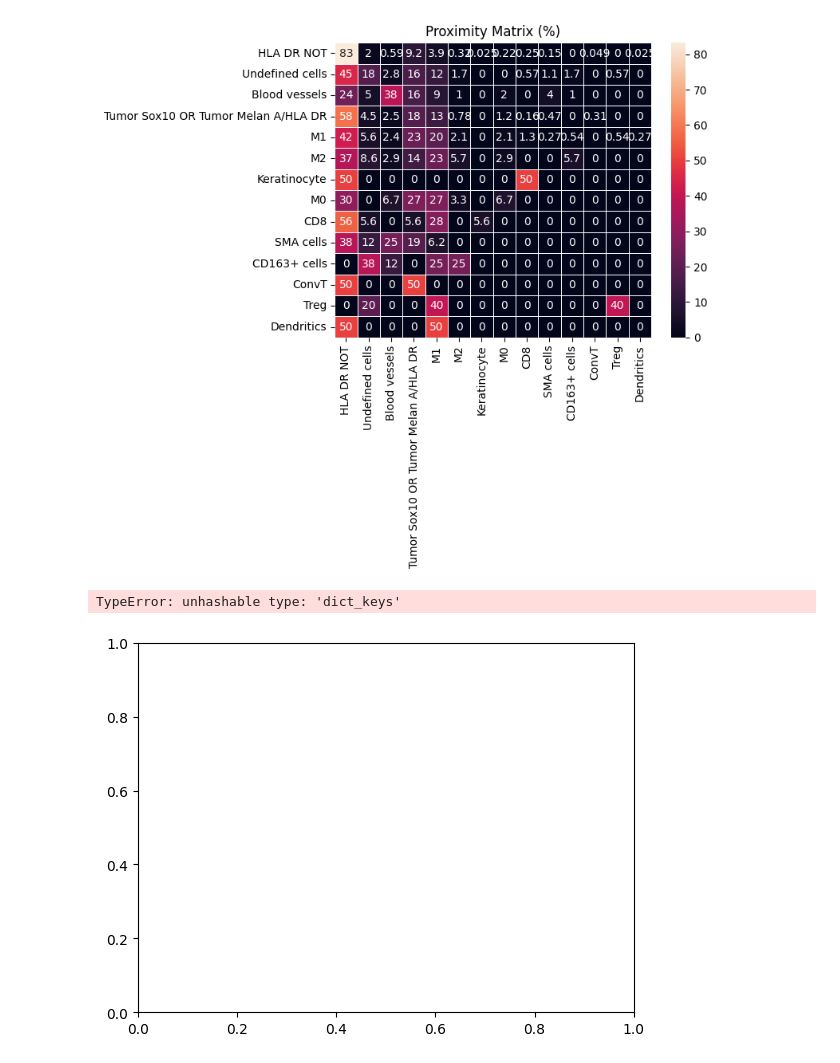
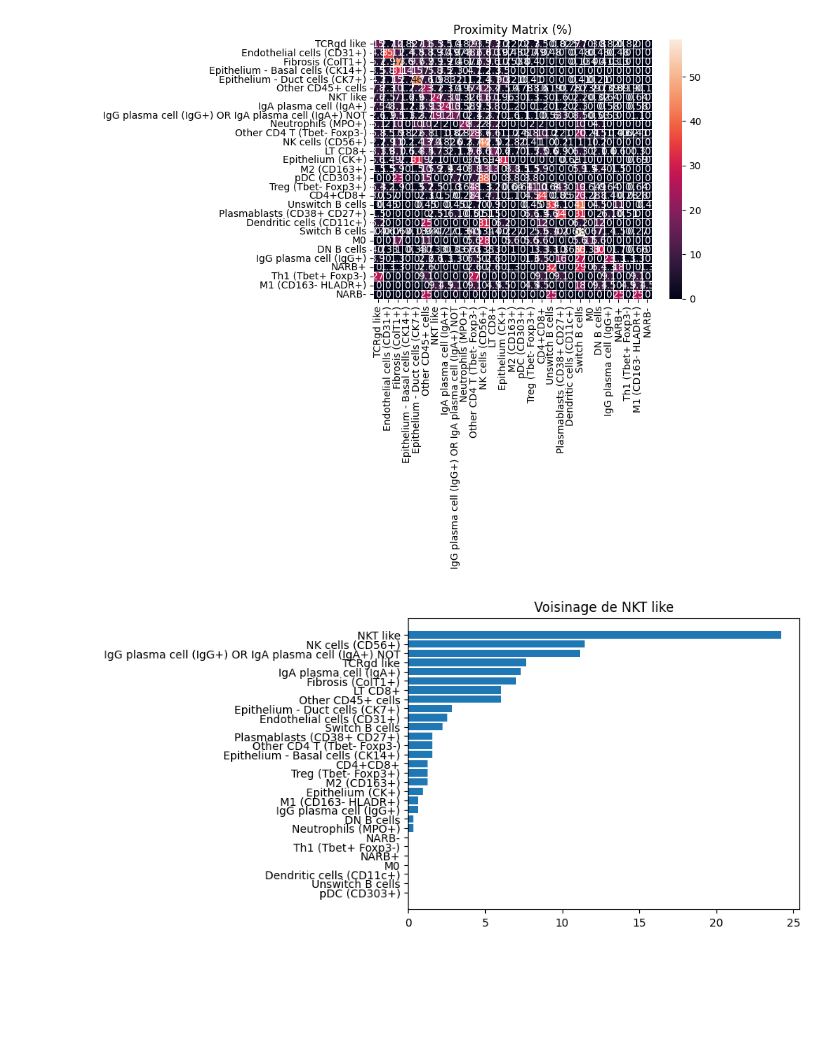
Before and after one commit to Nurtal/cell_pemut, a Jupyter notebook: run.ipynb, the cells around one changed output. Cells and saved outputs as stored; diff of their text form; code cells hidden in the pictures; blank space fills up the shorter version.

```diff
--- a/run.ipynb
+++ b/run.ipynb
@@ -10,7 +10,7 @@ import numpy as np
 # Compute proximity matrix for one ROI
 
 ## ROI & radius selection
-roi_file = "data/BOISARD ROI002 HLADR NEG.csv"
+roi_file = "data/1001_004_M0.csv"
 radius_min = 0
 radius_max = 10
 
@@ -23,9 +23,9 @@ with open('matrix.pickle', 'wb') as handle:
 
 ## save matrix as csv
 df = pd.DataFrame(matrix)
-df.to_csv('matrix.csv', index=False)
+df.to_csv('matrix.csv')
 df_percentage = df.div(df.sum(axis=1), axis=0) * 100
-df_percentage.to_csv('matrix_percentage.csv', index=False)
+df_percentage.to_csv('matrix_percentage.csv')
 # %%
 # Compute proximity matrix for all ROI in folder
 
@@ -46,10 +46,11 @@ if not os.path.isdir(fig_folder):
 cell_pop_list = cellpermut.get_cellpop_list_from_folder(folder_file)
 
 ## loop over roi files
-for roi_file in glob.glob(f"{folder_file}/*.csv")[0:5]:
+for roi_file in glob.glob(f"{folder_file}/*.csv"):
 
     ## compute matrix
     matrix = cellpermut.compute_proximity_matrix(radius_min, radius_max, roi_file)
+    print(matrix)
 
     ## adjsut matrix for missing pop
     for c in cell_pop_list:
@@ -76,11 +77,12 @@ for roi_file in glob.glob(f"{folder_file}/*.csv")[0:5]:
         pickle.dump(matrix, handle, protocol=pickle.HIGHEST_PROTOCOL)
 
     ## generate heatmap
-    fig_name = roi_file.split("\\")[-1].replace('.csv', '_heatmap.png')
+    #fig_name = roi_file.split("\\")[-1].replace('.csv', '_heatmap.png')
+    fig_name = roi_file.split("/")[-1].replace('.csv', '_heatmap.png')
     cellpermut.generate_proximity_matrix_heatmap(matrix, f"{fig_folder}/{fig_name}")
 
     ## save matrix as csv
-    matrix_file = roi_file.split("\\")[-1].replace('.csv', '_matrix.csv')
+    matrix_file = roi_file.split("/")[-1].replace('.csv', '_matrix.csv')
     df = pd.DataFrame(matrix)
     df.to_csv(f"{matrix_folder}/{matrix_file}")
     df_percentage = df.div(df.sum(axis=1), axis=0) * 100
@@ -101,22 +116,21 @@ with open('matrix.pickle', 'rb') as handle:
 ## display loaded matrix
 cellpermut.display_proximity_matrix(pop_to_voisin)
 # %% [output]
-[figure, old version]
+[figure, new version]
 # %%
 # Display voisinage pour une population (histogram)
 
 ## Pick a population to investigate
-population = 'ConvT'
+population = 'NKT like'
 
 ## load computed matrix
 with open('matrix.pickle', 'rb') as handle:
         pop_to_voisin = pickle.load(handle)
 
 ## display histogram
 cellpermut.display_voisin_bar(pop_to_voisin, population)
 # %% [output]
-TypeError: unhashable type: 'dict_keys'
-[figure, old version]
+[figure, new version]
 # %%
 # Display voisinage pour une population (pie chart)
 
```
Also changed, not shown: parts of 5 cells of this notebook, 5 other files.
